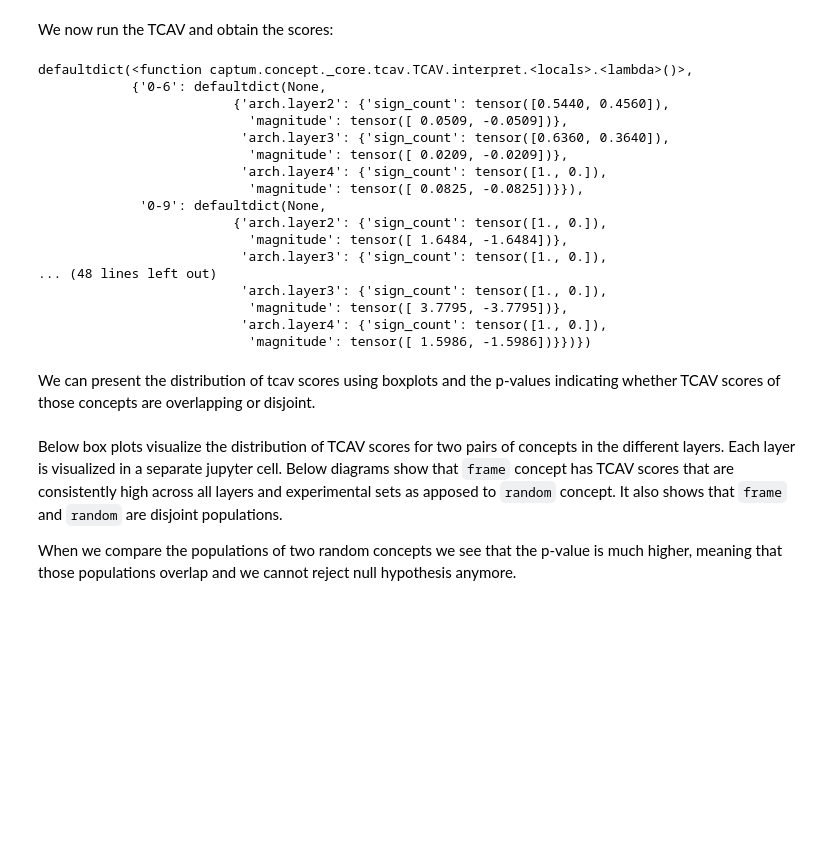
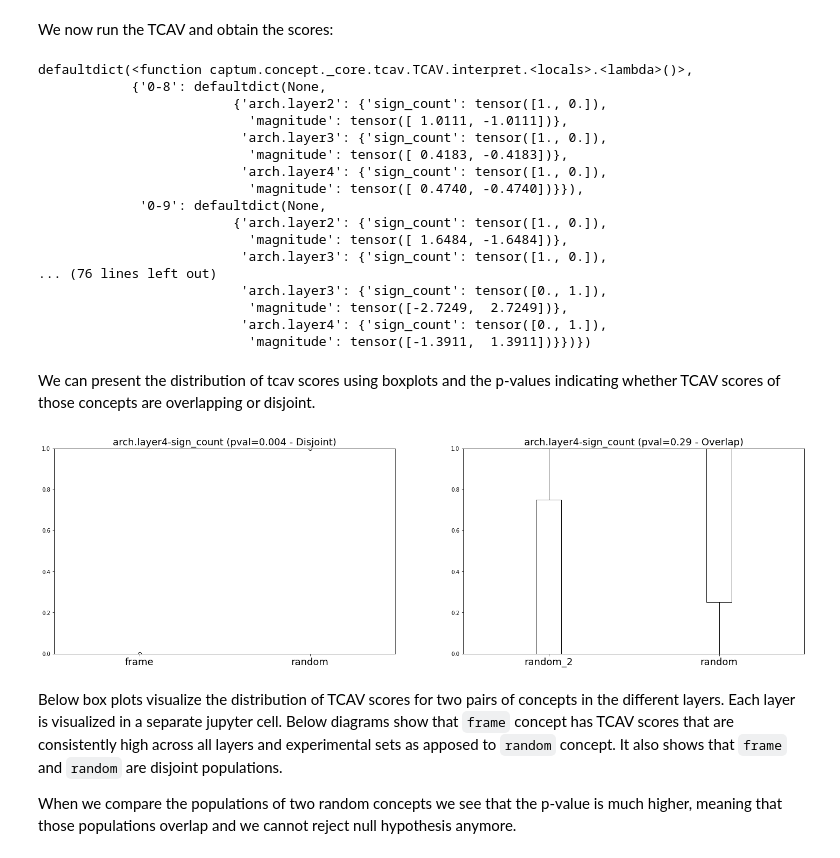
Before and after one commit to sancarlim/Explainability-Dermatology, a Jupyter notebook: TCAV.ipynb, the cells around one changed output. Drawn from its saved outputs; the diff is of its cells as text; code cells hidden in the pictures; blank space fills up the shorter version.

````diff
--- a/TCAV.ipynb
+++ b/TCAV.ipynb
@@ -311,15 +311,15 @@ experimental_sets = [['frame', 'random_0'], ['frame', 'random_1'], ... , ['frame
 ```
 # %%
 
-n = 5
+n = 7
 
-random_concepts = [assemble_concept('random_' + str(i+1), i+8, concepts_path) for i in range(1, n)]
+random_concepts = [assemble_concept('random_' + str(i+2), i+8, concepts_path) for i in range(1, n)]
 print(random_concepts)
 
-experimental_sets = [[frame_concept, random_0_concept]]
+experimental_sets = [[frame_concept, random_2_concept]]
 experimental_sets.extend([[frame_concept, random_concept] for random_concept in random_concepts])
 
-experimental_sets.extend([[random_0_concept, random_concept_n] for random_concept_n in random_concepts])
+experimental_sets.extend([[random_2_concept, random_concept_n] for random_concept_n in random_concepts])
 
 experimental_sets
 # %% [output]
@@ -349,26 +353,26 @@ scores = mytcav.interpret(melanoma_tensors, experimental_sets, 0, n_steps=5)
 scores
 # %% [output]
 defaultdict(<function captum.concept._core.tcav.TCAV.interpret.<locals>.<lambda>()>,
-            {'0-6': defaultdict(None,
-                         {'arch.layer2': {'sign_count': tensor([0.5440, 0.4560]),
-                           'magnitude': tensor([ 0.0509, -0.0509])},
-                          'arch.layer3': {'sign_count': tensor([0.6360, 0.3640]),
-                           'magnitude': tensor([ 0.0209, -0.0209])},
+            {'0-8': defaultdict(None,
+                         {'arch.layer2': {'sign_count': tensor([1., 0.]),
+                           'magnitude': tensor([ 1.0111, -1.0111])},
+                          'arch.layer3': {'sign_count': tensor([1., 0.]),
+                           'magnitude': tensor([ 0.4183, -0.4183])},
                           'arch.layer4': {'sign_count': tensor([1., 0.]),
-                           'magnitude': tensor([ 0.0825, -0.0825])}}),
+                           'magnitude': tensor([ 0.4740, -0.4740])}}),
              '0-9': defaultdict(None,
                          {'arch.layer2': {'sign_count': tensor([1., 0.]),
                            'magnitude': tensor([ 1.6484, -1.6484])},
                           'arch.layer3': {'sign_count': tensor([1., 0.]),
-... (48 lines left out)
-                          'arch.layer3': {'sign_count': tensor([1., 0.]),
-                           'magnitude': tensor([ 3.7795, -3.7795])},
-                          'arch.layer4': {'sign_count': tensor([1., 0.]),
-                           'magnitude': tensor([ 1.5986, -1.5986])}})})
+... (76 lines left out)
+                          'arch.layer3': {'sign_count': tensor([0., 1.]),
+                           'magnitude': tensor([-2.7249,  2.7249])},
+                          'arch.layer4': {'sign_count': tensor([0., 1.]),
+                           'magnitude': tensor([-1.3911,  1.3911])}})})
 # %% [markdown]
 We can present the distribution of tcav scores using boxplots and the p-values indicating whether TCAV scores of those concepts are overlapping or disjoint.
 # %%
-n = 5
+n = 7
 def assemble_scores(scores, experimental_sets, idx, score_layer, score_type):
     score_list = []
     for concepts in experimental_sets:
@@ -398,33 +402,35 @@ def get_pval(scores, experimental_sets, score_layer, score_type, alpha=0.05, pri
         relation = "Overlap"
         if print_ret:
             print("Overlap")
 
     return P1, P2, format_float(pval), relation
 
 def show_boxplots(layer, metric='sign_count'):
 
     def format_label_text(experimental_sets):
         concept_id_list = [exp.name if i == 0 else \
                              exp.name.split('_')[0] for i, exp in enumerate(experimental_sets[0])]
         return concept_id_list
 
     n_plots = 2
 
     fig, ax = plt.subplots(1, n_plots, figsize = (25, 7 * 1))
     fs = 18
     for i in range(n_plots):
         esl = experimental_sets[i * n : (i+1) * n]
         P1, P2, pval, relation = get_pval(scores, esl, layer, metric)
 
         ax[i].set_ylim([0, 1])
         ax[i].set_title(layer + "-" + metric + " (pval=" + str(pval) + " - " + relation + ")", fontsize=fs)
         ax[i].boxplot([P1, P2], showfliers=True)
 
         ax[i].set_xticklabels(format_label_text(esl), fontsize=fs)
 
     plt.show()
 
 show_boxplots ("arch.layer4")
+# %% [output]
+[figure, added]
 # %% [markdown]
 Below box plots visualize the distribution of TCAV scores for two pairs of concepts in the different layers. Each layer is visualized in a separate jupyter cell.
 Below diagrams show that `frame` concept has TCAV scores that are consistently high across all layers and experimental sets as apposed to `random` concept. It also shows that `frame` and `random` are disjoint populations.
````
Also changed, not shown: parts of 3 cells of this notebook.
